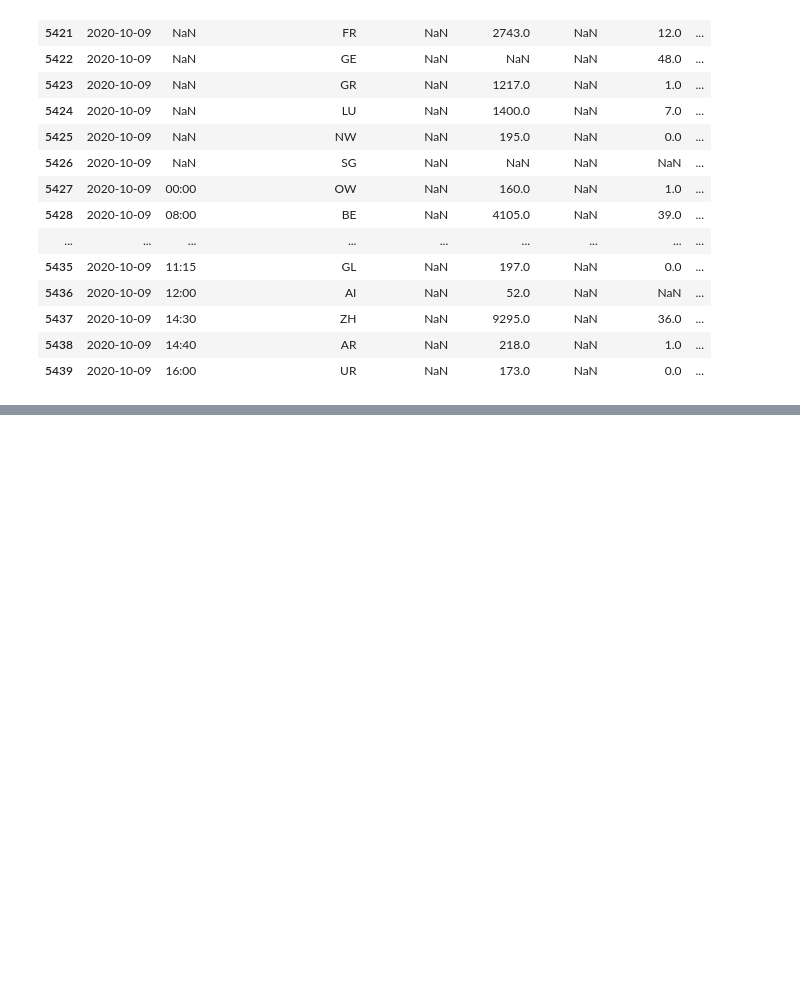
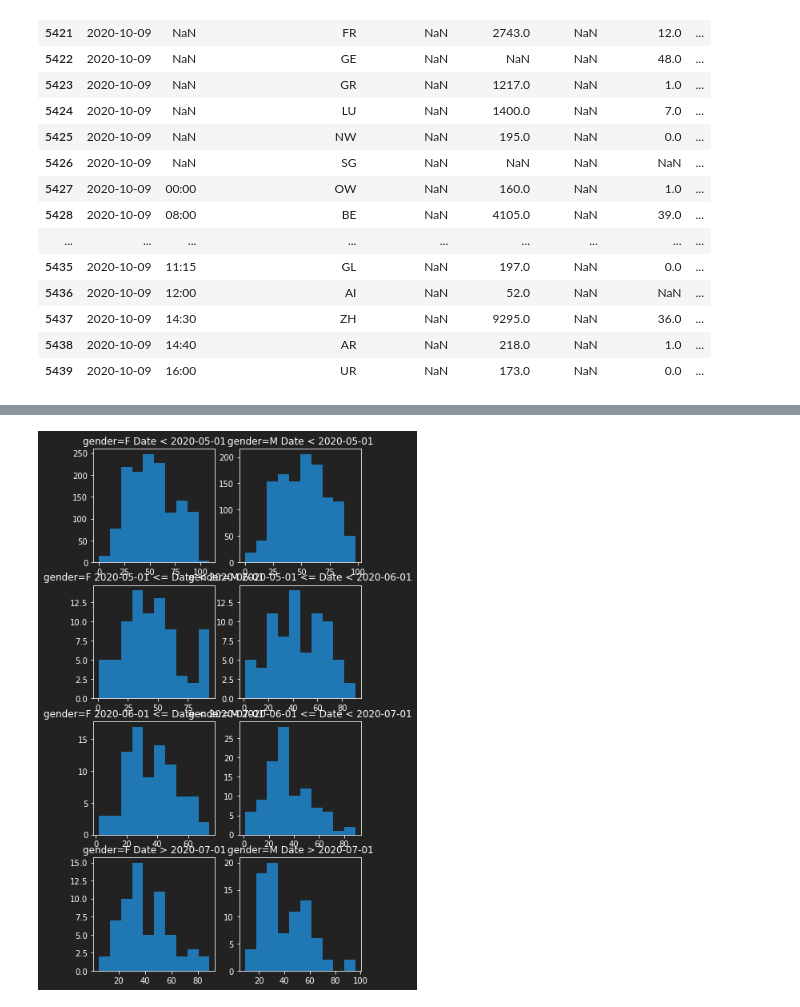
Before and after one commit to andstein/covid, a Jupyter notebook: inputs/notebook.ipynb, the cells around one changed output, grey strips where cells are left out. Saved outputs shown, nothing was run; the diff lists cells and outputs as text; code cells hidden in the pictures; blank space fills up the shorter version.

```diff
--- a/inputs/notebook.ipynb
+++ b/inputs/notebook.ipynb
@@ -283,0 +353,25 @@ df[df.date == df.date.max()]
+# %%
+col = 'AgeYear'
+# limitcol = 'AgeYear'
+# limits = (10, 40, 60)
+limitcol = 'Date'
+limits = ('2020-05-01', '2020-06-01', '2020-07-01')
+_, axs = plt.subplots(len(limits) + 1, 2, figsize=(2 * 3, (len(limits) + 1) * 3))
+for y in range(len(limits) + 1):
+    for x, gender in enumerate('FM'):
+        ax = axs[y][x]
+        sel = df.Gender == gender
+        title = f'gender={gender} '
+        if y == len(limits):
+            sel &= df[limitcol] > limits[-1]
+            title += f'{limitcol} > {limits[-1]}'
+        elif y > 0:
+            sel &= (limits[y - 1] <= df[limitcol]) & (df[limitcol] < limits[y])
+            title += f'{limits[y - 1]} <= {limitcol} < {limits[y]}'
+        else:
+            sel &= df[limitcol] < limits[0]
+            title += f'{limitcol} < {limits[0]}'
+        ax.hist(df.loc[sel, col])
+        ax.set_title(title)
+# %% [output]
+[figure, added]
```
Also changed, not shown: parts of 13 cells of this notebook, 6 other files.
